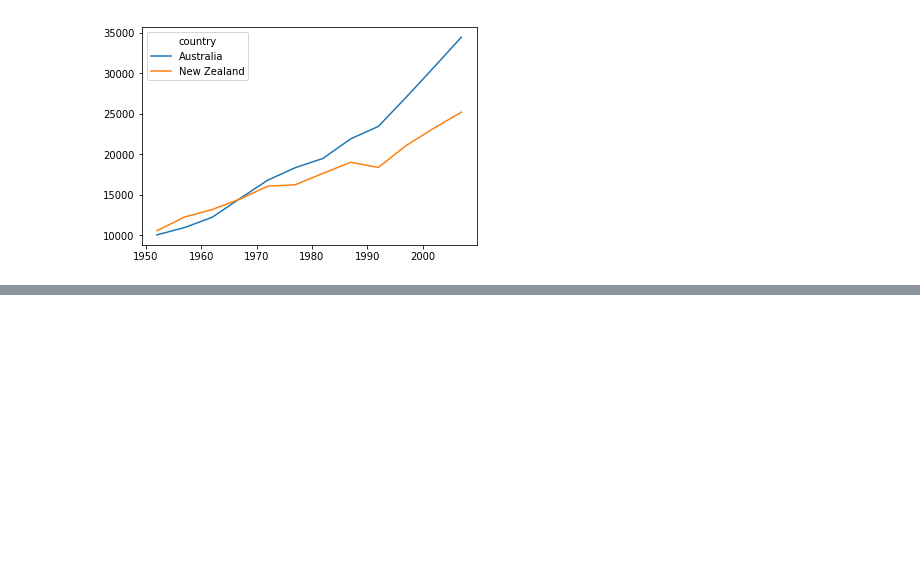
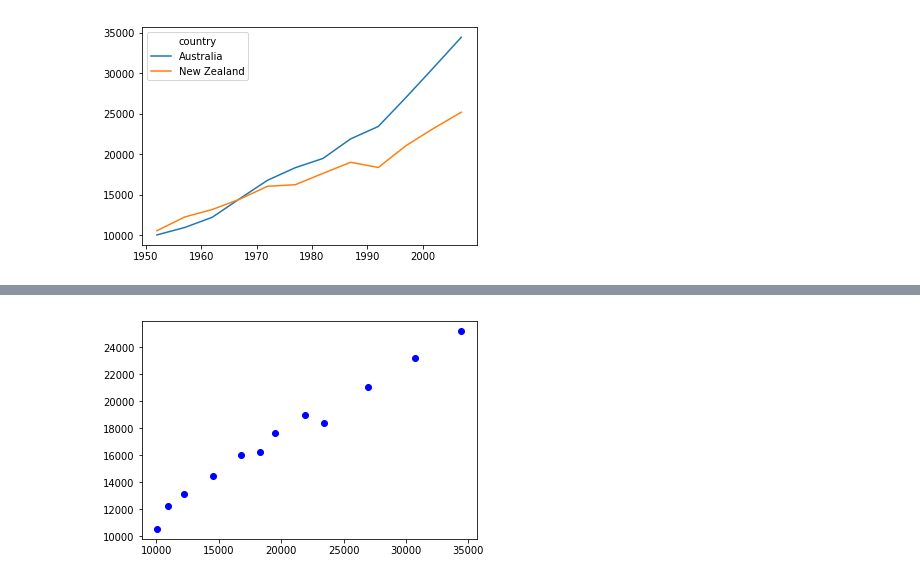
Before and after one commit to G103it/Python-Day2, a Jupyter notebook: code/Day2_code.ipynb, the cells around one changed output, grey strips where cells are left out. Saved outputs shown, nothing was run; the diff lists cells and outputs as text; code cells hidden in the pictures; blank space fills up the shorter version.

```diff
--- a/code/Day2_code.ipynb
+++ b/code/Day2_code.ipynb
@@ -129,0 +181,6 @@ data.T.plot()
+# %%
+fig = plt.gcf()
+plt.scatter(x= gdp_australia, y=gdp_nz, color= 'b', marker = 'o')
+fig.savefig ('../data/plot1.png')
+# %% [output]
+[figure, added]
```
Also changed, not shown: parts of 32 cells of this notebook.
